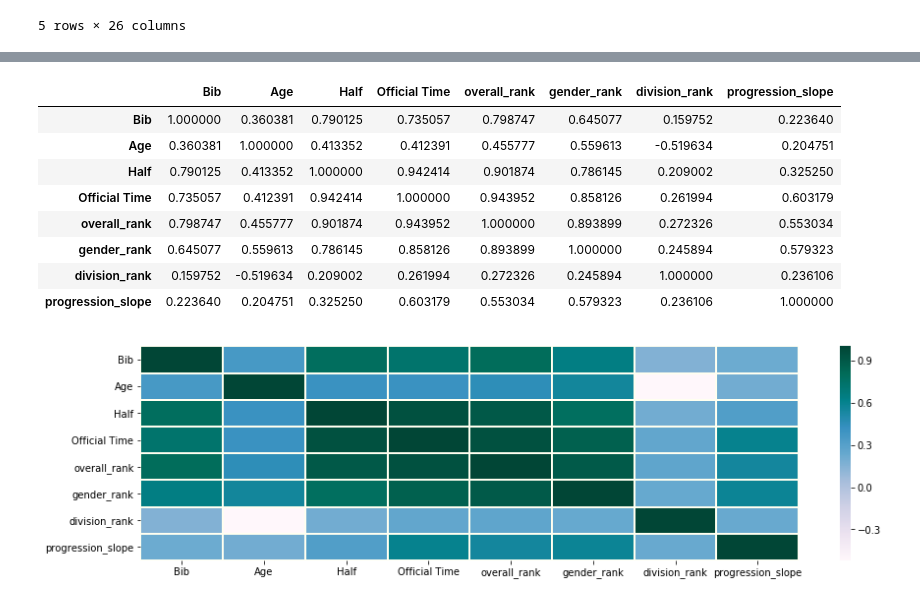
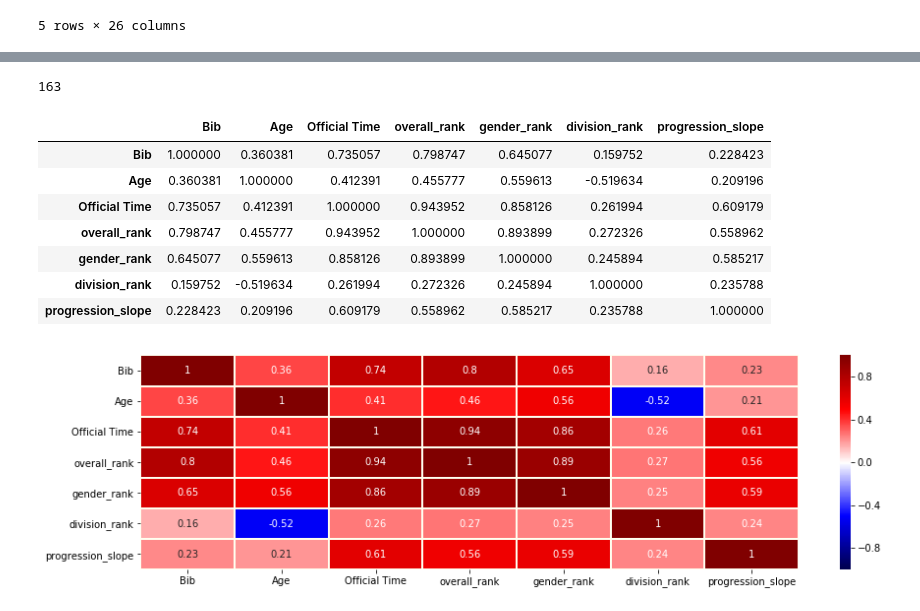
Before and after one commit to maicat11/Project_2-Marathon-Predictor, a Jupyter notebook: DataExploration.ipynb, the cells around one changed output, grey strips where cells are left out. Cells and saved outputs as stored; diff of their text form; code cells hidden in the pictures.

```diff
--- a/DataExploration.ipynb
+++ b/DataExploration.ipynb
@@ -45,8 +45,8 @@ def best_fit_slope(x,y):
 
 def race_slope(row):
     '''Create a new column of the race progression slope.'''
-    nK_splits = ['5K', '10K', '15K', '20K', '25K', '30K', '35K', '40K']
-    x = np.array([5, 10, 15, 20, 25, 30, 35, 40])
+    nK_splits = ['5K', '10K', '15K', '20K', 'Half', '25K', '30K', '35K', '40K']
+    x = np.array([5, 10, 15, 20, 21.1, 25, 30, 35, 40])
     y = np.array([row['5K']] + list(np.diff(row[nK_splits])))
 
     return best_fit_slope(x,y)
@@ -108,11 +108,15 @@ def clean_data(df, year):
     # create a new column progression_slope
     df['progression_slope'] = df.apply(race_slope, axis=1)
 
+    # add weather data
     df = add_weather_data(df, year)
+
+    # make gender binary
+    df = pd.get_dummies(df, columns=['Gender'], drop_first=True)
 
     # drop unnecessary columns
     df.drop(['Citizen', 'City', 'State', 'Country', '5K', '10K', '15K', '20K',
-             '25K', '30K', '35K', '40K', 'Pace'], axis=1, inplace=True)
+             '25K', '30K', '35K', '40K', 'Pace', 'Half'], axis=1, inplace=True)
     df.drop(list(df.filter(regex='Unnamed')), axis=1, inplace=True)
     df.drop(list(df.filter(regex='Proj')), axis=1, inplace=True)
 
@@ -160,26 +138,28 @@ df15.head()
+# %%
+df18['state_country'].nunique()
+# %% [output]
+163
 # %%
-df18_corr = df18[['Bib', 'Age', 'Half', 'Official Time', 'overall_rank',
-                  'gender_rank', 'division_rank', 'progression_slope']].corr()
+df18_corr = df18[['Bib', 'Age', 'Official Time', 'overall_rank', 'gender_rank',
+                  'division_rank', 'progression_slope']].corr()
 df18_corr
 # %% [output]
-|  | Bib | Age | Half | Official Time | overall_rank | gender_rank | division_rank | progression_slope |
-| Bib | 1.000000 | 0.360381 | 0.790125 | 0.735057 | 0.798747 | 0.645077 | 0.159752 | 0.223640 |
-| Age | 0.360381 | 1.000000 | 0.413352 | 0.412391 | 0.455777 | 0.559613 | -0.519634 | 0.204751 |
-| Half | 0.790125 | 0.413352 | 1.000000 | 0.942414 | 0.901874 | 0.786145 | 0.209002 | 0.325250 |
-| Official Time | 0.735057 | 0.412391 | 0.942414 | 1.000000 | 0.943952 | 0.858126 | 0.261994 | 0.603179 |
-| overall_rank | 0.798747 | 0.455777 | 0.901874 | 0.943952 | 1.000000 | 0.893899 | 0.272326 | 0.553034 |
-| gender_rank | 0.645077 | 0.559613 | 0.786145 | 0.858126 | 0.893899 | 1.000000 | 0.245894 | 0.579323 |
-| division_rank | 0.159752 | -0.519634 | 0.209002 | 0.261994 | 0.272326 | 0.245894 | 1.000000 | 0.236106 |
-| progression_slope | 0.223640 | 0.204751 | 0.325250 | 0.603179 | 0.553034 | 0.579323 | 0.236106 | 1.000000 |
+|  | Bib | Age | Official Time | overall_rank | gender_rank | division_rank | progression_slope |
+| Bib | 1.000000 | 0.360381 | 0.735057 | 0.798747 | 0.645077 | 0.159752 | 0.228423 |
+| Age | 0.360381 | 1.000000 | 0.412391 | 0.455777 | 0.559613 | -0.519634 | 0.209196 |
+| Official Time | 0.735057 | 0.412391 | 1.000000 | 0.943952 | 0.858126 | 0.261994 | 0.609179 |
+| overall_rank | 0.798747 | 0.455777 | 0.943952 | 1.000000 | 0.893899 | 0.272326 | 0.558962 |
+| gender_rank | 0.645077 | 0.559613 | 0.858126 | 0.893899 | 1.000000 | 0.245894 | 0.585217 |
+| division_rank | 0.159752 | -0.519634 | 0.261994 | 0.272326 | 0.245894 | 1.000000 | 0.235788 |
+| progression_slope | 0.228423 | 0.209196 | 0.609179 | 0.558962 | 0.585217 | 0.235788 | 1.000000 |
 # %%
 import matplotlib.pyplot as plt
 import seaborn as sns
 %matplotlib inline
 
-corr_test = df18[['Bib', 'Age', 'Half', 'Official Time', 'overall_rank',
-                  'gender_rank', 'division_rank', 'progression_slope']].dropna().sample(1000)
 
 fig, ax = plt.subplots(figsize=(15,4))
-sns.heatmap(df18_corr, ax=ax, cmap='PuBuGn', linewidths=1, linecolor='ivory');
+sns.heatmap(df18_corr, ax=ax, cmap="seismic", annot=True,
+            vmin=-1, vmax=1, linewidths=1, linecolor='ivory');
 # %% [output]
-[figure, old version]
+[figure, new version]
```
Also changed, not shown: parts of 11 cells of this notebook, 1 other file.
